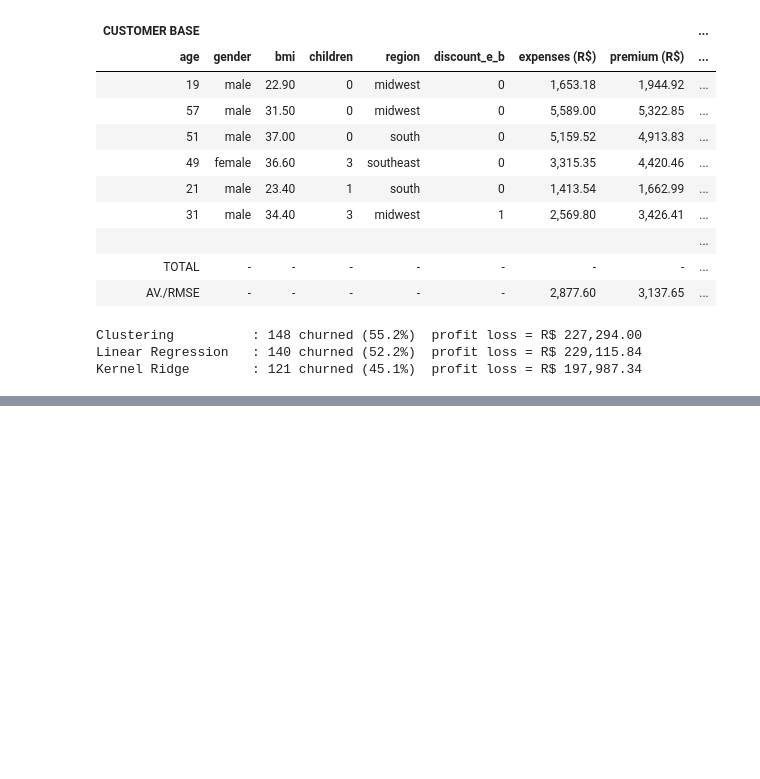
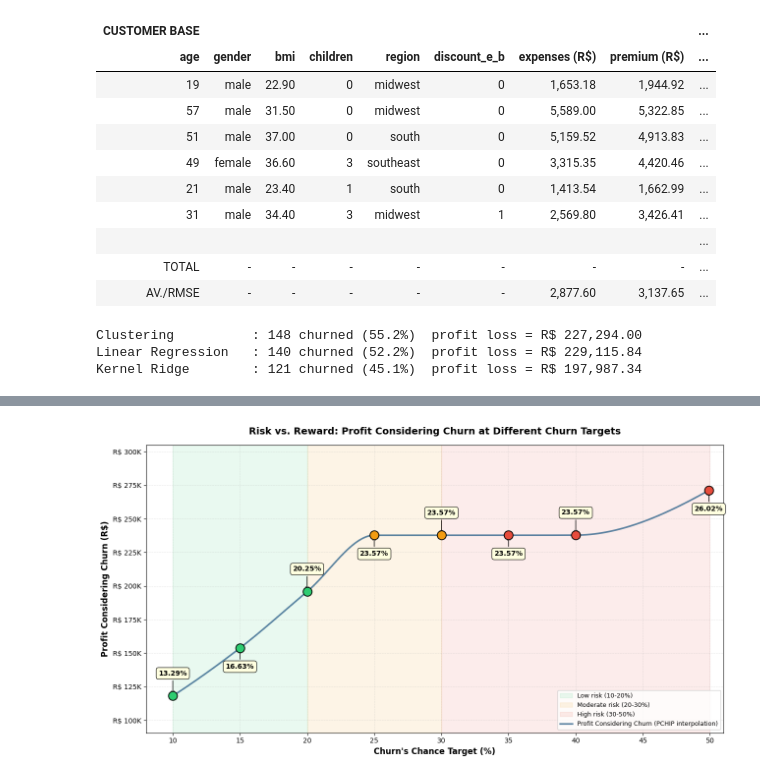
Before and after one commit to renancaetan0/prediction_methods_health_insurance, a Jupyter notebook: notebooks/prediction_methods_health_insurance.ipynb, the cells around one changed output, grey strips where cells are left out. Saved outputs shown, nothing was run; the diff lists cells and outputs as text; code cells hidden in the pictures; blank space fills up the shorter version.

```diff
--- a/notebooks/prediction_methods_health_insurance.ipynb
+++ b/notebooks/prediction_methods_health_insurance.ipynb
@@ -5748,0 +6905,76 @@ Kernel Ridge        : 121 churned (45.1%)  profit loss = R$ 197,987.34
+# %%
+# Re-enable the inline backend (cell 101 set matplotlib.use("Agg") globally,
+# which suppresses inline rendering for every cell after it). Closing any
+# figures held over from earlier cells avoids duplicate renders here.
+import matplotlib
+matplotlib.use("module://matplotlib_inline.backend_inline")
+import matplotlib.pyplot as plt
+plt.close("all")
+
+# Risk-vs-Reward chart: Profit Considering Churn vs Churn target
+# X axis: Churn's Chance (%) target imposed on every current customer.
+# Y axis: Profit Considering Churn (R$) computed by the cell above.
+# Annotations on each point: Desired Profit Margin (%) at that target.
+import numpy as np
+from scipy.interpolate import PchipInterpolator
+from matplotlib.ticker import FuncFormatter
+
+x = results_df_churn["churn"].values.astype(float)
+y = results_df_churn["profit"].values.astype(float)
+m = results_df_churn["margin"].values.astype(float)
+
+# Monotone-preserving interpolation: passes exactly through every data point.
+pchip = PchipInterpolator(x, y)
+x_smooth = np.linspace(x.min(), x.max(), 400)
+y_smooth = pchip(x_smooth)
+
+fig, ax = plt.subplots(figsize=(13, 7))
+
+# Risk zones drawn first so they sit behind the curve.
+ax.axvspan(10.0, 20.0, alpha=0.10, color="#2ecc71", label="Low risk (10-20%)")
+ax.axvspan(20.0, 30.0, alpha=0.10, color="#f39c12", label="Moderate risk (20-30%)")
+ax.axvspan(30.0, 50.0, alpha=0.10, color="#e74c3c", label="High risk (30-50%)")
+
+# Interpolated curve.
+ax.plot(x_smooth, y_smooth, color="#3f6f93", linewidth=2.4, alpha=0.85,
+        label="Profit Considering Churn (PCHIP interpolation)", zorder=2)
+
+# Color-coded data points by risk zone.
+def zone_color(xi):
+    if xi <= 20.0: return "#2ecc71"
+    if xi <= 30.0: return "#f39c12"
+    return "#e74c3c"
+for xi, yi in zip(x, y):
+    ax.scatter(xi, yi, s=170, color=zone_color(xi),
+               edgecolor="black", linewidth=1.3, zorder=5)
+
+# Margin annotations: alternate above/below to avoid overlap.
+y_range = (y.max() - y.min()) if y.max() > y.min() else 1.0
+offset = 0.10 * y_range
+for idx, (xi, yi, mi) in enumerate(zip(x, y, m)):
+    dy = offset if idx % 2 == 0 else -offset
+    ax.annotate(
+        f"{mi:.2f}%",
+        xy=(xi, yi),
+        xytext=(xi, yi + dy),
+        ha="center",
+        fontsize=10,
+        fontweight="bold",
+        bbox=dict(boxstyle="round,pad=0.35", facecolor="lightyellow",
+                  edgecolor="black", linewidth=0.8),
+        arrowprops=dict(arrowstyle="->", lw=1.0, color="black"),
+    )
+
+ax.set_xlabel("Churn's Chance Target (%)", fontsize=12, fontweight="bold")
+ax.set_ylabel("Profit Considering Churn (R$)", fontsize=12, fontweight="bold")
+ax.set_title("Risk vs. Reward: Profit Considering Churn at Different Churn Targets",
+             fontsize=14, fontweight="bold", pad=16)
+ax.yaxis.set_major_formatter(FuncFormatter(lambda v, _: f"R$ {v/1000:.0f}K"))
+ax.grid(True, alpha=0.3, linestyle="--", linewidth=0.7)
+ax.legend(fontsize=9, loc="lower right")
+ax.set_xlim(8.0, 51.0)
+ax.set_ylim(y.min() - 0.18 * y_range, y.max() + 0.22 * y_range)
+plt.tight_layout()
+plt.show()
+# %% [output]
+[figure, added]
```
Also changed, not shown: parts of 21 cells of this notebook.
